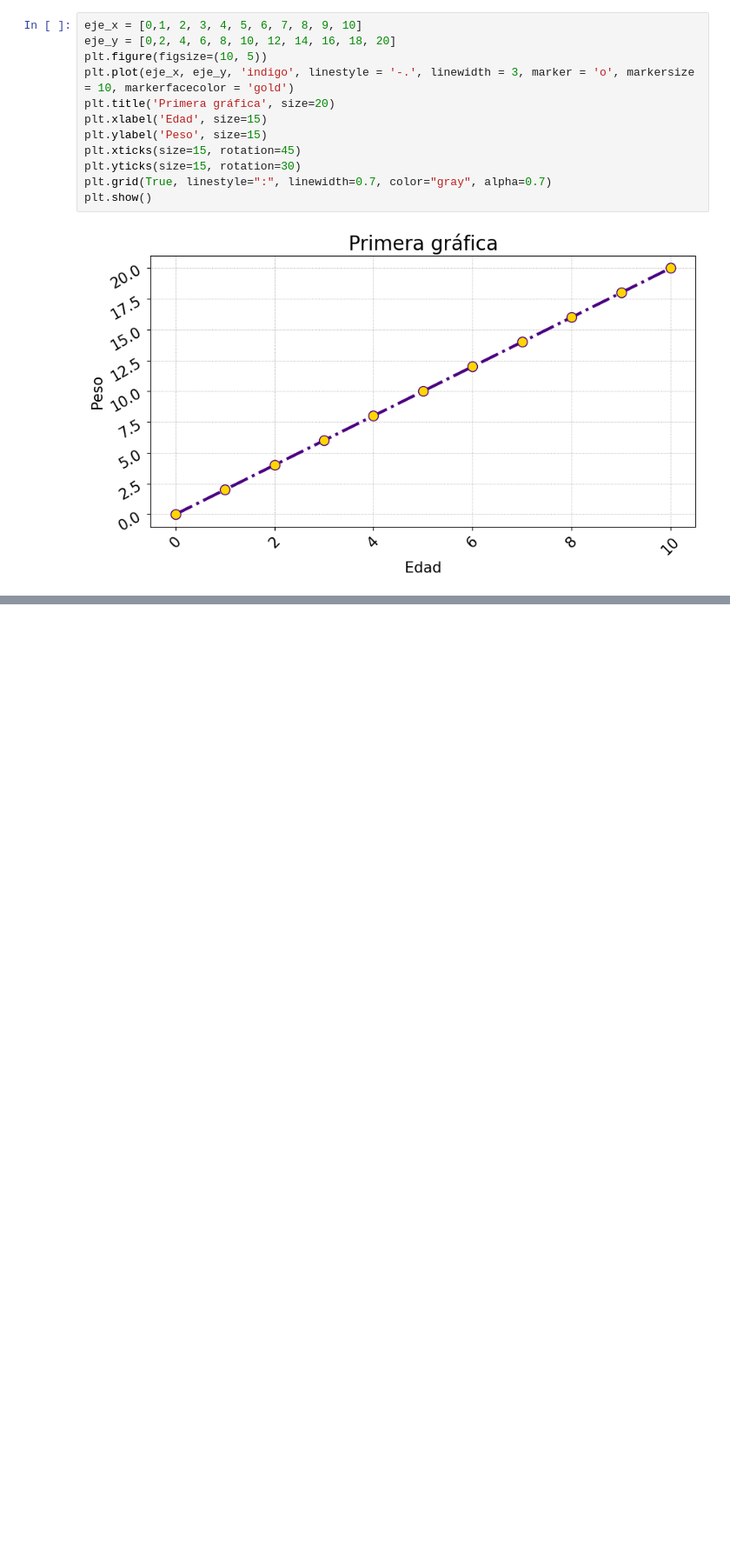
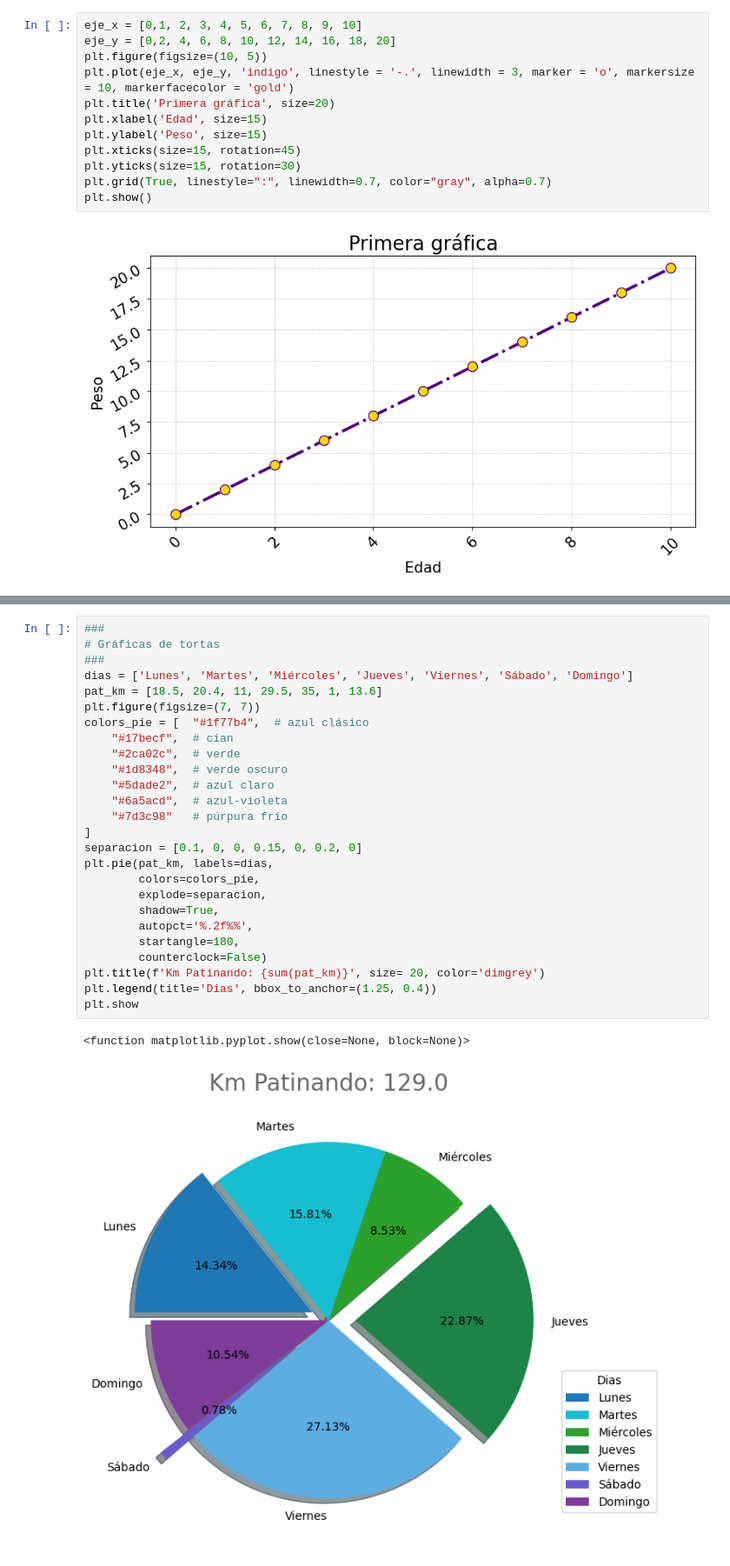
Before and after one commit to ElfenCamii/bootcamp_analisis_de_Datos, a Jupyter notebook: unidad_5/graficas.ipynb, the cells around one changed output, grey strips where cells are left out. Shown: that part at 87% size. Cells and saved outputs as stored; diff of their text form; blank space fills up the shorter version.

```diff
--- a/unidad_5/graficas.ipynb
+++ b/unidad_5/graficas.ipynb
@@ -38,3 +38,32 @@ plt.show
 # %% [output]
 <function matplotlib.pyplot.show(close=None, block=None)>
 [figure]
+# %%
+###
+# Gráficas de tortas
+###
+dias = ['Lunes', 'Martes', 'Miércoles', 'Jueves', 'Viernes', 'Sábado', 'Domingo']
+pat_km = [18.5, 20.4, 11, 29.5, 35, 1, 13.6]
+plt.figure(figsize=(7, 7))
+colors_pie = [  "#1f77b4",  # azul clásico
+    "#17becf",  # cian
+    "#2ca02c",  # verde
+    "#1d8348",  # verde oscuro
+    "#5dade2",  # azul claro
+    "#6a5acd",  # azul-violeta
+    "#7d3c98"   # púrpura frío
+]
+separacion = [0.1, 0, 0, 0.15, 0, 0.2, 0]
+plt.pie(pat_km, labels=dias,
+        colors=colors_pie,
+        explode=separacion,
+        shadow=True,
+        autopct='%.2f%%',
+        startangle=180,
+        counterclock=False)
+plt.title(f'Km Patinando: {sum(pat_km)}', size= 20, color='dimgrey')
+plt.legend(title='Dias', bbox_to_anchor=(1.25, 0.4))
+plt.show
+# %% [output]
+<function matplotlib.pyplot.show(close=None, block=None)>
+[figure, added]
```
Also changed, not shown: parts of 6 cells of this notebook.
